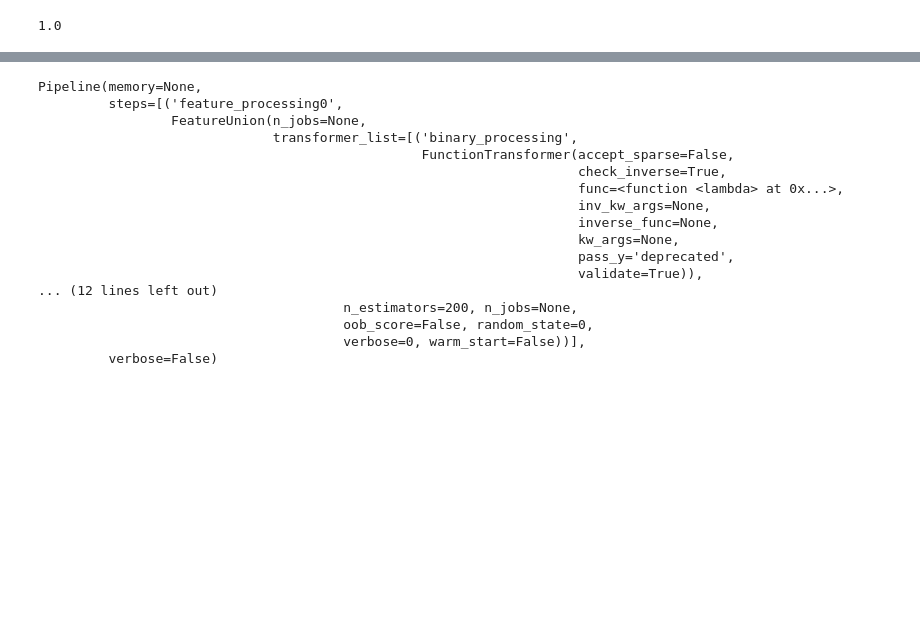
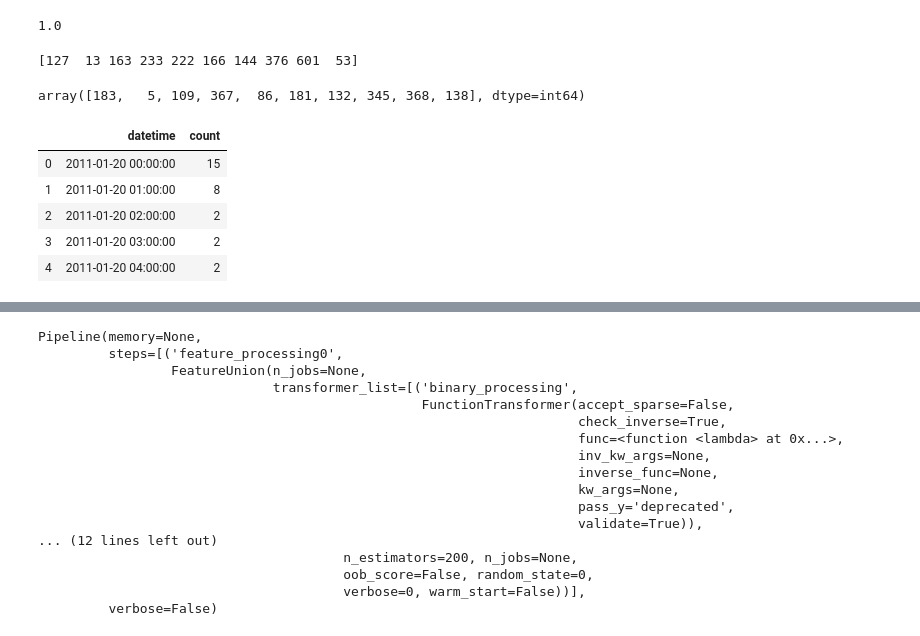
Before and after one commit to EdKsenia/AnalysisSem, a Jupyter notebook: Analis.ipynb, the cells around one changed output, grey strips where cells are left out. Drawn from its saved outputs; the diff is of its cells as text; code cells hidden in the pictures; blank space fills up the shorter version.

```diff
--- a/Analis.ipynb
+++ b/Analis.ipynb
@@ -325,8 +323,8 @@ Text(0, 0.5, 'registered')
 # %%
-X = train.drop(['datetime','count', 'casual', 'registered'], axis = 1)
+X = train.drop(['datetime','weekday','count', 'casual', 'registered'], axis = 1)
 Y = train['count'].values
 # %%
-train_data, test_data, train_labels, test_labels = train_test_split(X, Y, test_size=0.25, random_state=42)
+train_data, test_data, train_labels, test_labels = train_test_split(X, Y, random_state=42)
 # %%
 dtree = DecisionTreeClassifier(random_state = 17)
 dtree.fit(train_data, train_labels)
@@ -341,6 +339,33 @@ DecisionTreeClassifier(class_weight=None, criterion='gini', max_depth=None,
 dtree.score(train_data, train_labels)
 # %% [output]
 1.0
+# %%
+print(test_labels[:10])
+(dtree.predict(np.array(test_data)))[:10]
+# %% [output]
+[127  13 163 233 222 166 144 376 601  53]
+array([183,   5, 109, 367,  86, 181, 132, 345, 368, 138], dtype=int64)
+# %%
+result = pd.read_csv('test.csv', header = 0, sep = ',')
+result.datetime = result.datetime.apply(pd.to_datetime)
+result['month'] = result.datetime.apply(lambda x : x.month)
+result['hour'] = result.datetime.apply(lambda x : x.hour)
+result['date'] = result.datetime.apply(lambda x : x.day)
+output = result
+output = output.drop(['season', 'holiday', 'workingday', 'weather', 'temp', 'atemp', 'humidity', 'windspeed', 'month', 'hour', 'date'], axis = 1)
+result = result.drop(['datetime'], axis = 1)
+predictions = dtree.predict(np.array(result))
+output = pd.read_csv('sampleSubmission.csv', header = 0, sep = ',')
+output['count'] = predictions
+output.to_csv('sampleSubmissionTree.csv', index=False)
+output.head()
+# %% [output]
+|  | datetime | count |
+| 0 | 2011-01-20 00:00:00 | 15 |
+| 1 | 2011-01-20 01:00:00 | 8 |
+| 2 | 2011-01-20 02:00:00 | 2 |
+| 3 | 2011-01-20 03:00:00 | 2 |
+| 4 | 2011-01-20 04:00:00 | 2 |
 # %%
 from  sklearn.model_selection import GridSearchCV
 gs = GridSearchCV(DecisionTreeClassifier(random_state=17),
```
Also changed, not shown: parts of 45 cells of this notebook, 2 other files.
